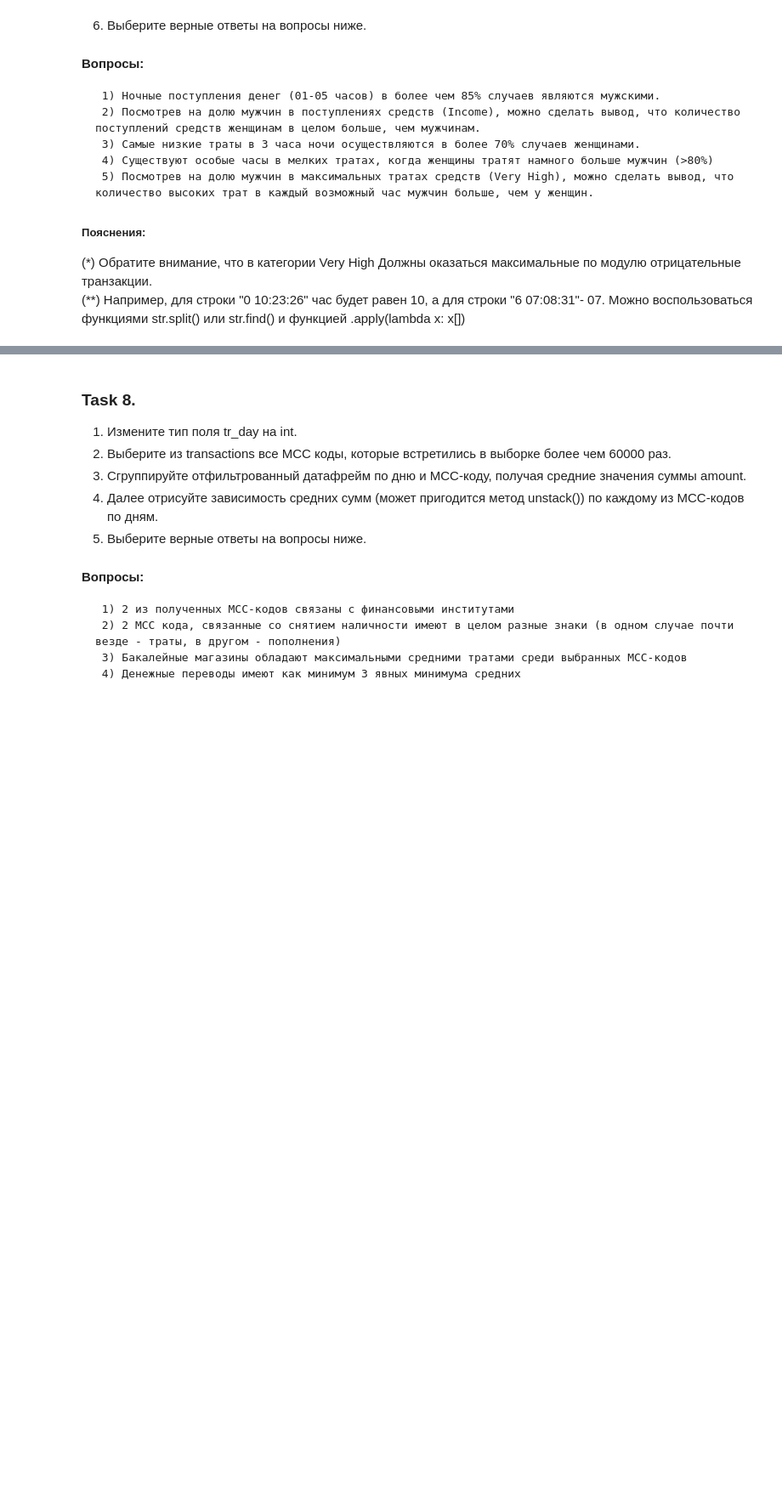
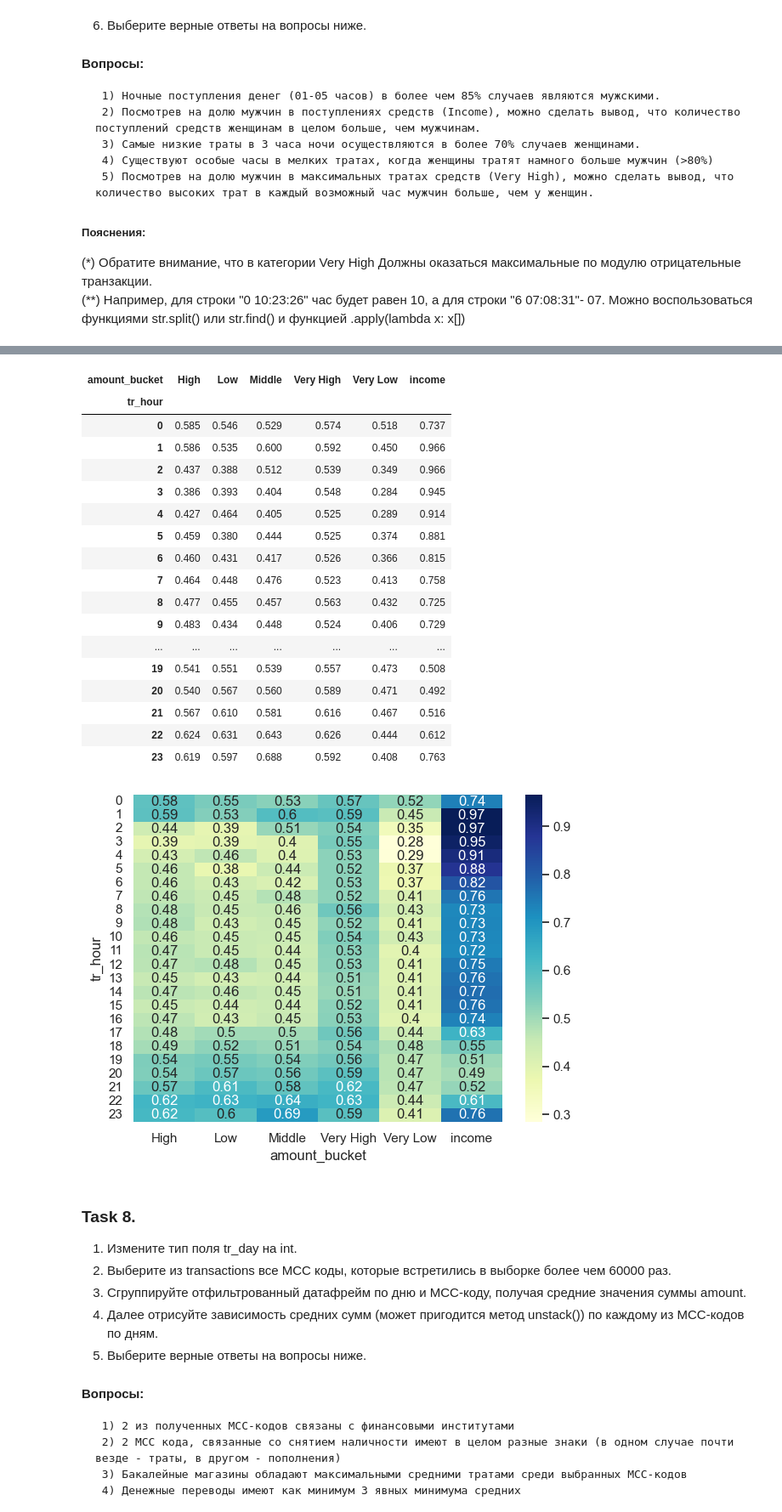
Before and after one commit to C4erries/DeepLerningLabs, a Jupyter notebook: lab2/Lab2 pandas+matplotlib.ipynb, the cells around one changed output, grey strips where cells are left out. Shown at 85% size. Cells and saved outputs as stored; diff of their text form; code cells hidden in the pictures; blank space fills up the shorter version.

```diff
--- a/lab2/Lab2 pandas+matplotlib.ipynb
+++ b/lab2/Lab2 pandas+matplotlib.ipynb
@@ -388,3 +394,14 @@ tr_type;tr_description
 (\*) Обратите внимание, что в категории Very High Должны оказаться максимальные по модулю отрицательные транзакции. <br>
 (\**) Например, для строки "0 10:23:26" час будет равен 10, а для строки "6 07:08:31"- 07. Можно воспользоваться функциями str.split() или str.find() и
 функцией .apply(lambda x: x[])
+# %%
+transactions = pd.read_csv('transactions.csv', nrows=1e6)
+customers_gender_train = pd.read_csv('gender_train.csv')
+
+tr_mcc_codes = pd.read_csv('tr_mcc_codes.csv', sep=';')
+tr_types = pd.read_csv('tr_types.csv', sep=';')
+
+transactions = transactions.merge(tr_mcc_codes, on='mcc_code', how='inner')
+transactions = transactions.merge(tr_types, on='tr_type', how='inner')
+transactions = transactions.merge(customers_gender_train, on='customer_id', how='left')
+print(transactions.shape)
@@ -390,0 +410,49 @@ tr_type;tr_description
+# %%
+transactions['tr_day'] = transactions['tr_datetime'].str.split().str[0].astype(int)
+
+# 1. Разбиваем
+costs = transactions[transactions['amount'] < 0].copy()
+costs['amount_bucket'] = pd.qcut(
+    costs['amount'].abs(),
+    q=5,
+    labels=['Very Low', 'Low', 'Middle', 'High', 'Very High']
+)
+
+transactions['amount_bucket'] = None
+transactions.loc[costs.index, 'amount_bucket'] = costs['amount_bucket']
+
+# 2. income
+transactions['amount_bucket'] = transactions['amount_bucket'].astype('category')
+transactions['amount_bucket'] = transactions['amount_bucket'].cat.add_categories(['income'])
+transactions['amount_bucket'] = transactions['amount_bucket'].fillna('income')
+
+# 3. Выделяем час
+transactions['tr_hour'] = (
+    transactions['tr_datetime']
+    .str.split()
+    .str[1]
+    .str[:2]
+    .astype(int)
+)
+
+# 4. Сводная таблица
+table = pd.pivot_table(
+    transactions,
+    values='gender',
+    index='tr_hour',
+    columns='amount_bucket',
+    aggfunc='mean'
+)
+
+plt.figure(figsize=(7, 5))
+sns.heatmap(table, annot=True,  cmap="YlGnBu")
+print(
+f"""Ответы на утверждения:
+1) {(table.loc[1:5, 'income'] > 0.85).mean() > 0.5};
+2) {table['income'].mean() < 0.5};
+3) {table.loc[3, 'Very Low'] < 0.3};
+4) {(table['Very Low'] < 0.2).any()};
+5) {(table['Very High'] > 0.5).all()};
+"""
+)
+# %% [output]
@@ -391,3 +465,22 @@ tr_type;tr_description
+| amount_bucket | High | Low | Middle | Very High | Very Low | income |
+| tr_hour |  |  |  |  |  |  |
+| 0 | 0.585 | 0.546 | 0.529 | 0.574 | 0.518 | 0.737 |
+| 1 | 0.586 | 0.535 | 0.600 | 0.592 | 0.450 | 0.966 |
+| 2 | 0.437 | 0.388 | 0.512 | 0.539 | 0.349 | 0.966 |
+| 3 | 0.386 | 0.393 | 0.404 | 0.548 | 0.284 | 0.945 |
+| 4 | 0.427 | 0.464 | 0.405 | 0.525 | 0.289 | 0.914 |
+| 5 | 0.459 | 0.380 | 0.444 | 0.525 | 0.374 | 0.881 |
+| 6 | 0.460 | 0.431 | 0.417 | 0.526 | 0.366 | 0.815 |
+| 7 | 0.464 | 0.448 | 0.476 | 0.523 | 0.413 | 0.758 |
+| 8 | 0.477 | 0.455 | 0.457 | 0.563 | 0.432 | 0.725 |
+| 9 | 0.483 | 0.434 | 0.448 | 0.524 | 0.406 | 0.729 |
+| ... | ... | ... | ... | ... | ... | ... |
+| 19 | 0.541 | 0.551 | 0.539 | 0.557 | 0.473 | 0.508 |
+| 20 | 0.540 | 0.567 | 0.560 | 0.589 | 0.471 | 0.492 |
+| 21 | 0.567 | 0.610 | 0.581 | 0.616 | 0.467 | 0.516 |
+| 22 | 0.624 | 0.631 | 0.643 | 0.626 | 0.444 | 0.612 |
+| 23 | 0.619 | 0.597 | 0.688 | 0.592 | 0.408 | 0.763 |
+[figure, added]
 # %% [markdown]
 ### Task 8.
 1. Измените тип поля tr_day на int.
```
Also changed, not shown: parts of 9 cells of this notebook.
